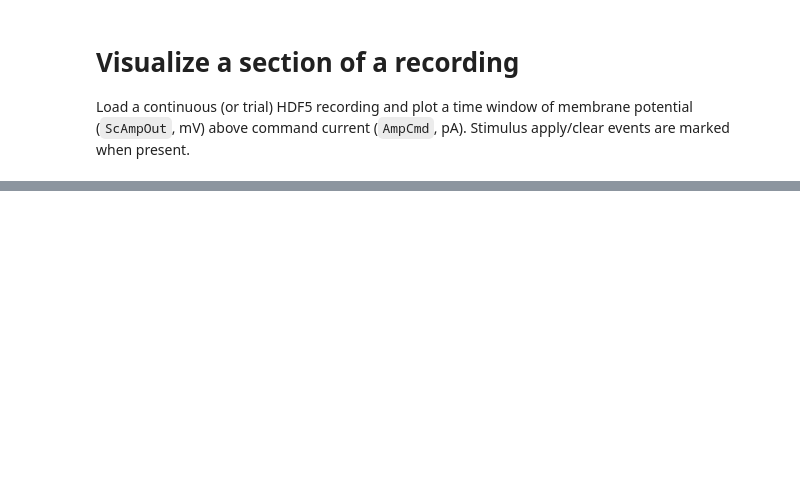
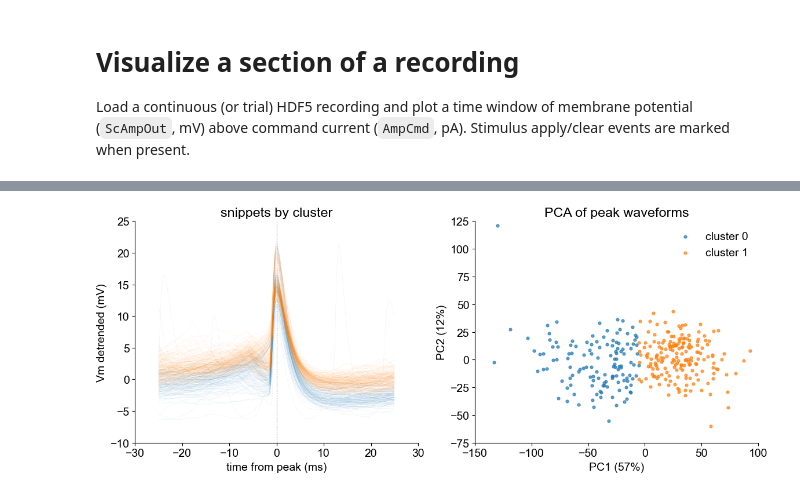
Before and after one commit to kylethieringer/ephys-acquisition, a Jupyter notebook: analysis/visualize_trace.ipynb, the cells around one changed output, grey strips where cells are left out. Saved outputs shown, nothing was run; the diff lists cells and outputs as text; code cells hidden in the pictures; blank space fills up the shorter version.

```diff
--- a/analysis/visualize_trace.ipynb
+++ b/analysis/visualize_trace.ipynb
@@ -177,0 +208,59 @@ Peak-interval frequency           : 95.79 Hz  (n=41 peaks)
+# %%
+## Are there 2 peak shapes? — cluster the aligned snippets (numpy only)
+# PCA the snippet waveforms (via SVD) to 2 components, then k-means into 2
+# groups. If two distinct shapes exist, the PCA scatter separates and the
+# two cluster-mean waveforms differ.
+
+K = 2  # number of shape clusters to look for
+
+# --- PCA via SVD (no sklearn) ---
+X = snips - snips.mean(0)               # center each time-sample column
+U, S, Vt = np.linalg.svd(X, full_matrices=False)
+proj = U[:, :2] * S[:2]                 # snippet coords in PC space
+var_ratio = (S**2) / (S**2).sum()       # variance explained per component
+
+# --- tiny k-means on the full waveforms ---
+def kmeans(data, k, n_iter=100, seed=0):
+    rng = np.random.default_rng(seed)
+    centers = data[rng.choice(data.shape[0], k, replace=False)]
+    for _ in range(n_iter):
+        d = ((data[:, None, :] - centers[None]) ** 2).sum(-1)
+        lab = d.argmin(1)
+        new = np.stack([data[lab == j].mean(0) if np.any(lab == j) else centers[j]
+                        for j in range(k)])
+        if np.allclose(new, centers):
+            break
+        centers = new
+    return lab
+
+labels = kmeans(snips, K)
+colors = plt.cm.tab10(np.arange(K))
+
+fig, (ax_w, ax_s) = plt.subplots(1, 2, figsize=(12, 5))
+
+# Left: overlaid snippets colored by cluster, with each cluster mean bold
+for k in range(K):
+    members = snips[labels == k]
+    ax_w.plot(t_rel_ms, members.T, color=colors[k], linewidth=0.3, alpha=0.12)
+    # ax_w.plot(t_rel_ms, members.mean(0), color=colors[k], linewidth=2.2,
+    #           label=f"cluster {k}  (n={members.shape[0]})")
+ax_w.axvline(0, color="grey", linestyle=":", linewidth=0.8)
+ax_w.set_xlabel("time from peak (ms)")
+ax_w.set_ylabel("Vm detrended (mV)")
+ax_w.set_title("snippets by cluster")
+ax_w.legend()
+
+# Right: PCA scatter — visually check whether clusters are separable
+for k in range(K):
+    m = labels == k
+    ax_s.scatter(proj[m, 0], proj[m, 1], s=12, color=colors[k], alpha=0.7,
+                 label=f"cluster {k}")
+ax_s.set_xlabel(f"PC1 ({var_ratio[0]*100:.0f}%)")
+ax_s.set_ylabel(f"PC2 ({var_ratio[1]*100:.0f}%)")
+ax_s.set_title("PCA of peak waveforms")
+ax_s.legend()
+
+fig.tight_layout()
+plt.show()
+# %% [output]
+[figure, added]
```
Also changed, not shown: parts of 5 cells of this notebook.
